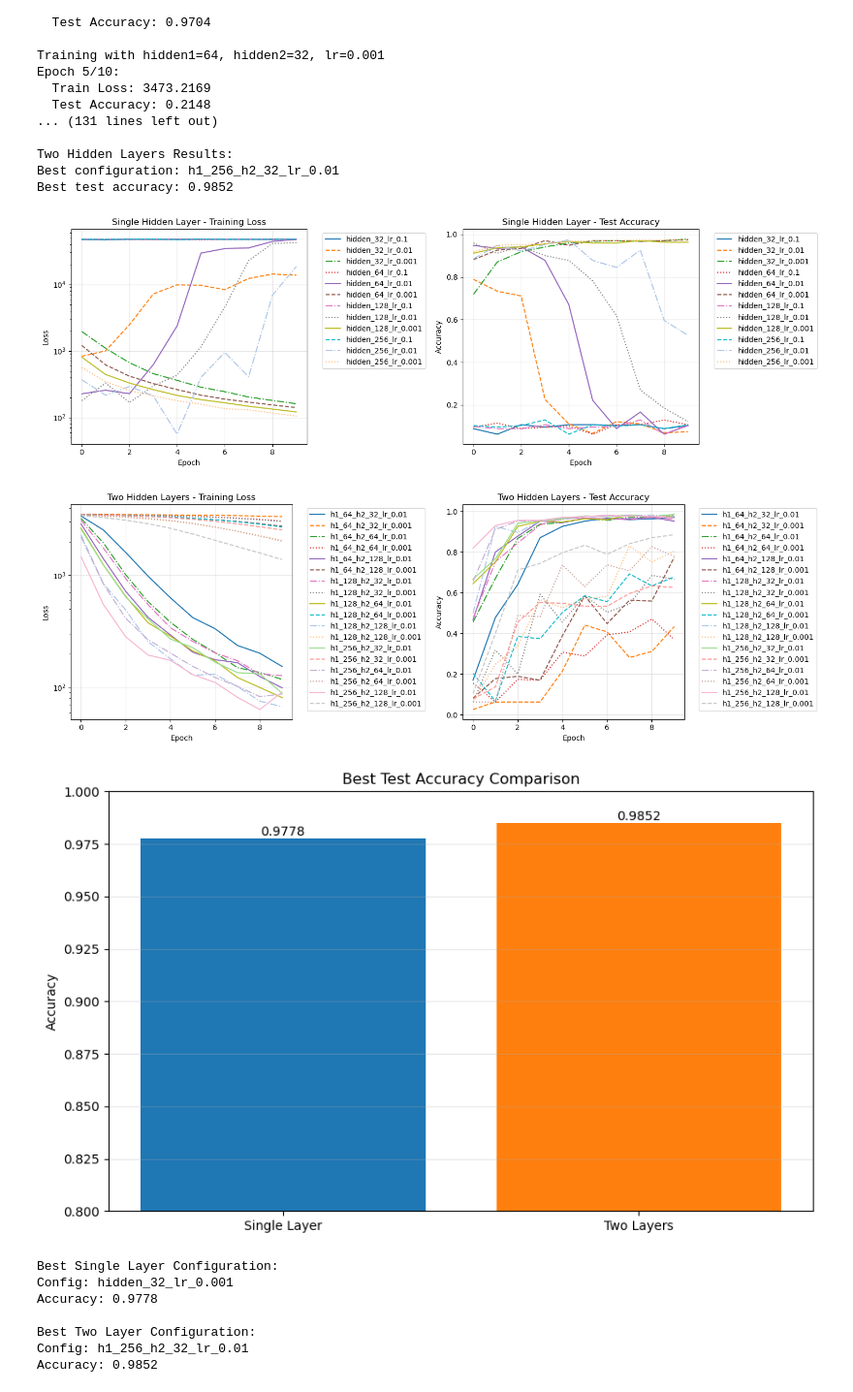
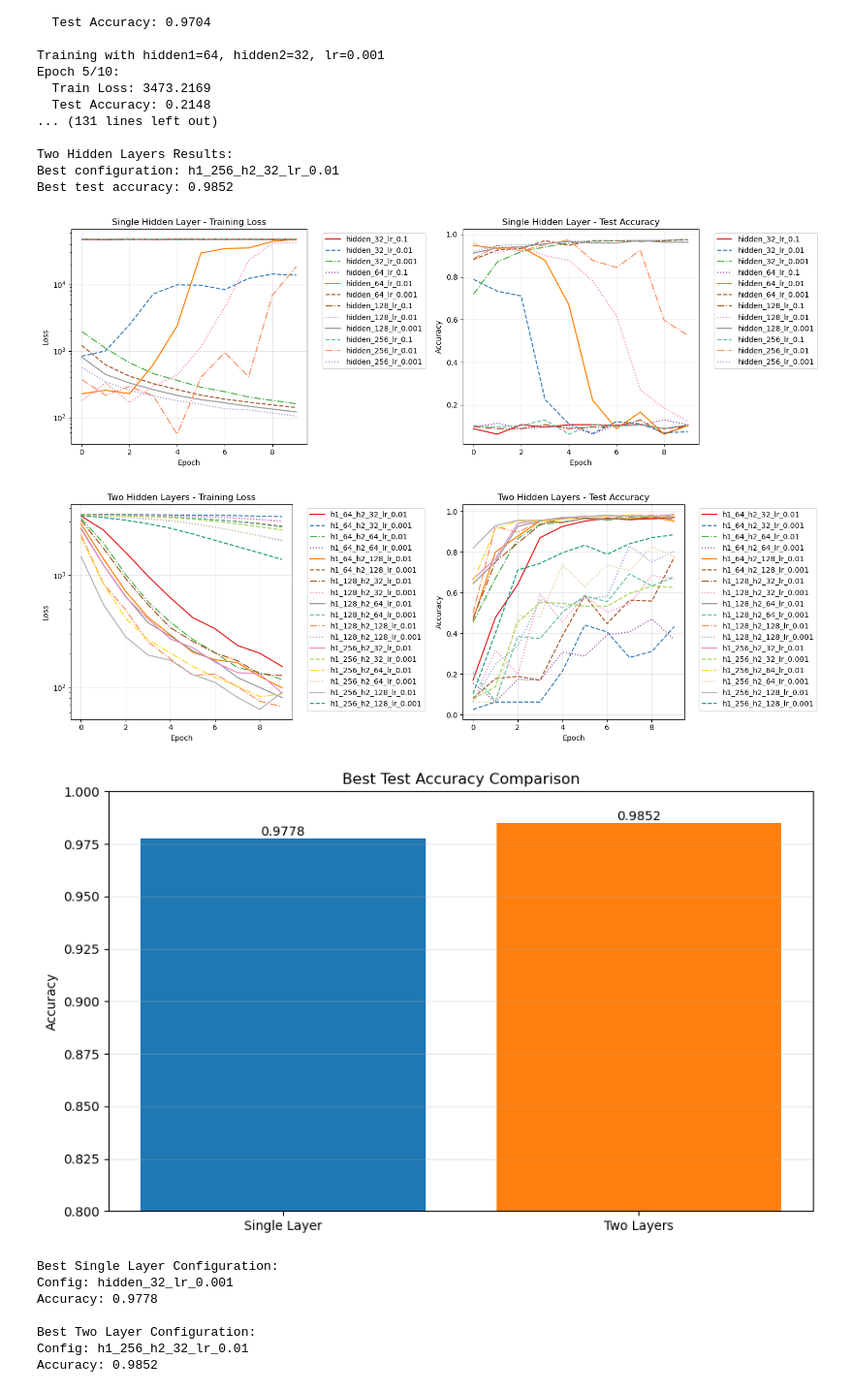
Before and after one commit to msugar/deep_learning, a Jupyter notebook: 01_materials/labs/lab_2.ipynb, the cells around one changed output. Shown: that part at 97% size. Cells and saved outputs as stored; diff of their text form; code cells hidden in the pictures.

Commit message:
refactor: Use a better pallette of colors for the line plots

```diff
--- a/01_materials/labs/lab_2.ipynb
+++ b/01_materials/labs/lab_2.ipynb
@@ -779,12 +779,26 @@ def plot_training_curves(results, title):
     # Define line styles and a larger color palette
     line_styles = ['-', '--', '-.', ':']
     colors = [
-        '#1f77b4', '#ff7f0e', '#2ca02c', '#d62728', '#9467bd',
-        '#8c564b', '#e377c2', '#7f7f7f', '#bcbd22', '#17becf',
-        '#aec7e8', '#ffbb78', '#98df8a', '#ff9896', '#c5b0d5',
-        '#c49c94', '#f7b6d2', '#c7c7c7', '#dbdb8d', '#9edae5',
-        '#393b79', '#e6550d', '#31a354', '#843c39', '#756bb1',
-        '#636363', '#969696', '#bdbdbd', '#d9d9d9', '#f7f7f7'
+        '#e41a1c',  # Red
+        '#377eb8',  # Blue
+        '#4daf4a',  # Green
+        '#984ea3',  # Purple
+        '#ff7f00',  # Orange
+        '#a65628',  # Brown
+        '#f781bf',  # Pink
+        '#999999',  # Gray
+        '#66c2a5',  # Turquoise
+        '#fc8d62',  # Coral
+        '#8da0cb',  # Light Blue
+        '#e78ac3',  # Light Pink
+        '#a6d854',  # Lime Green
+        '#c44e52',  # Deep Red
+        '#5ab4ac',  # Aqua
+        '#7fbf7b',  # Mint Green
+        '#cb181d',  # Crimson
+        '#6a3d9a',  # Dark Purple
+        '#1f78b4',  # Strong Blue
+        '#ff4500',  # Bright Orange-Red
     ]
 
     # Plot training loss
@@ -832,35 +846,35 @@ plot_training_curves(results_two_layers, "Two Hidden Layers")
 # Bar plot with the same enhanced colors
 plt.figure(figsize=(10, 6))
 best_accuracies = {
     'Single Layer': max(results.items(), key=lambda x: x[1]['final_accuracy'])[1]['final_accuracy'],
     'Two Layers': max(results_two_layers.items(), key=lambda x: x[1]['final_accuracy'])[1]['final_accuracy']
 }
 
 plt.bar(best_accuracies.keys(), best_accuracies.values(),
         color=['#1f77b4', '#ff7f0e'])
 plt.title('Best Test Accuracy Comparison')
 plt.ylabel('Accuracy')
 plt.grid(True, axis='y', alpha=0.3)
 plt.ylim(0.8, 1.0)
 
 for i, (arch, acc) in enumerate(best_accuracies.items()):
     plt.text(i, acc, f'{acc:.4f}', ha='center', va='bottom')
 
 plt.show()
 
 # Print best configurations
 print("\nBest Single Layer Configuration:")
 best_single = max(results.items(), key=lambda x: x[1]['final_accuracy'])
 print(f"Config: {best_single[0]}")
 print(f"Accuracy: {best_single[1]['final_accuracy']:.4f}")
 
 print("\nBest Two Layer Configuration:")
 best_two = max(results_two_layers.items(), key=lambda x: x[1]['final_accuracy'])
 print(f"Config: {best_two[0]}")
 print(f"Accuracy: {best_two[1]['final_accuracy']:.4f}")
 # %% [output]
-[figure, old version]
+[figure, new version]
-[figure, old version]
+[figure, new version]
 [figure]
 Best Single Layer Configuration:
 Config: hidden_32_lr_0.001
```
